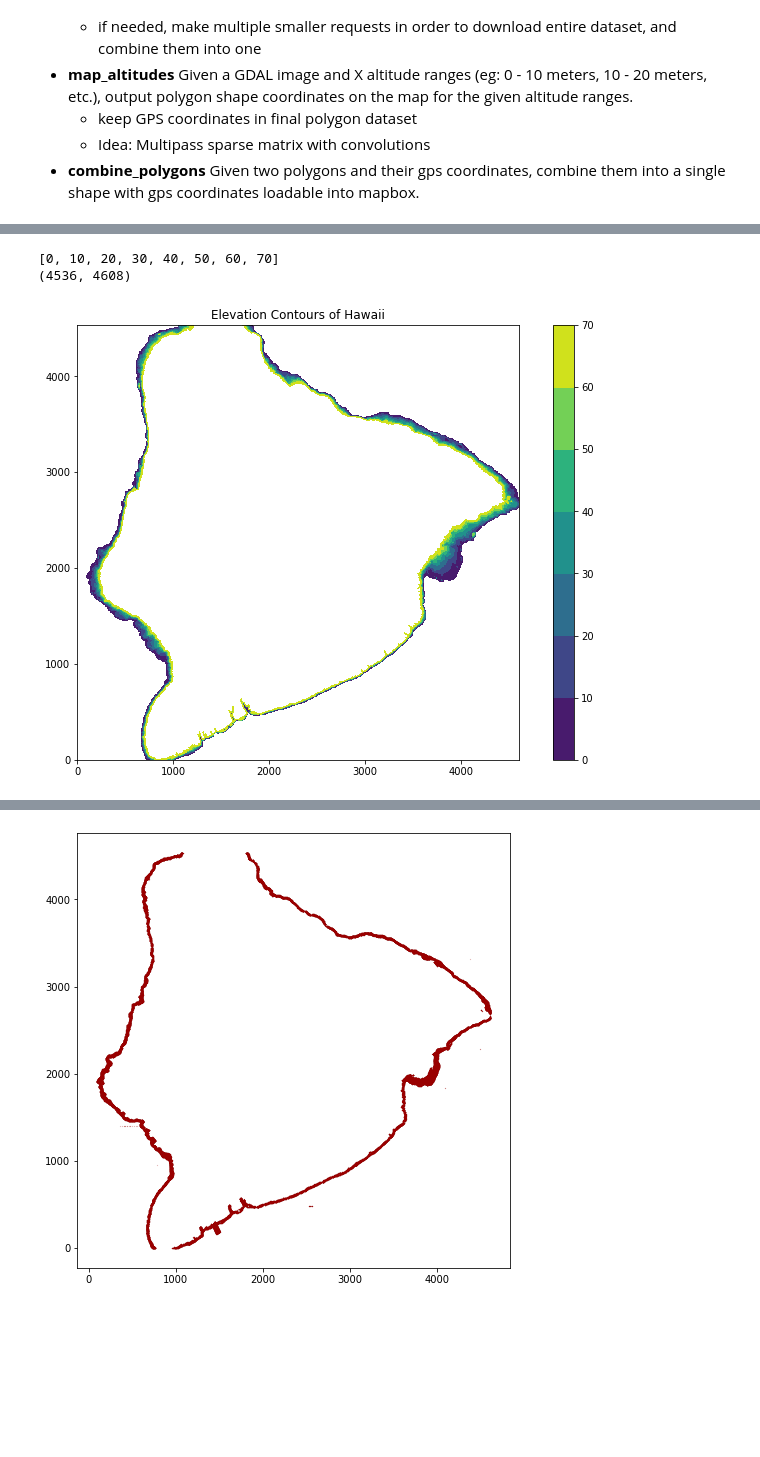
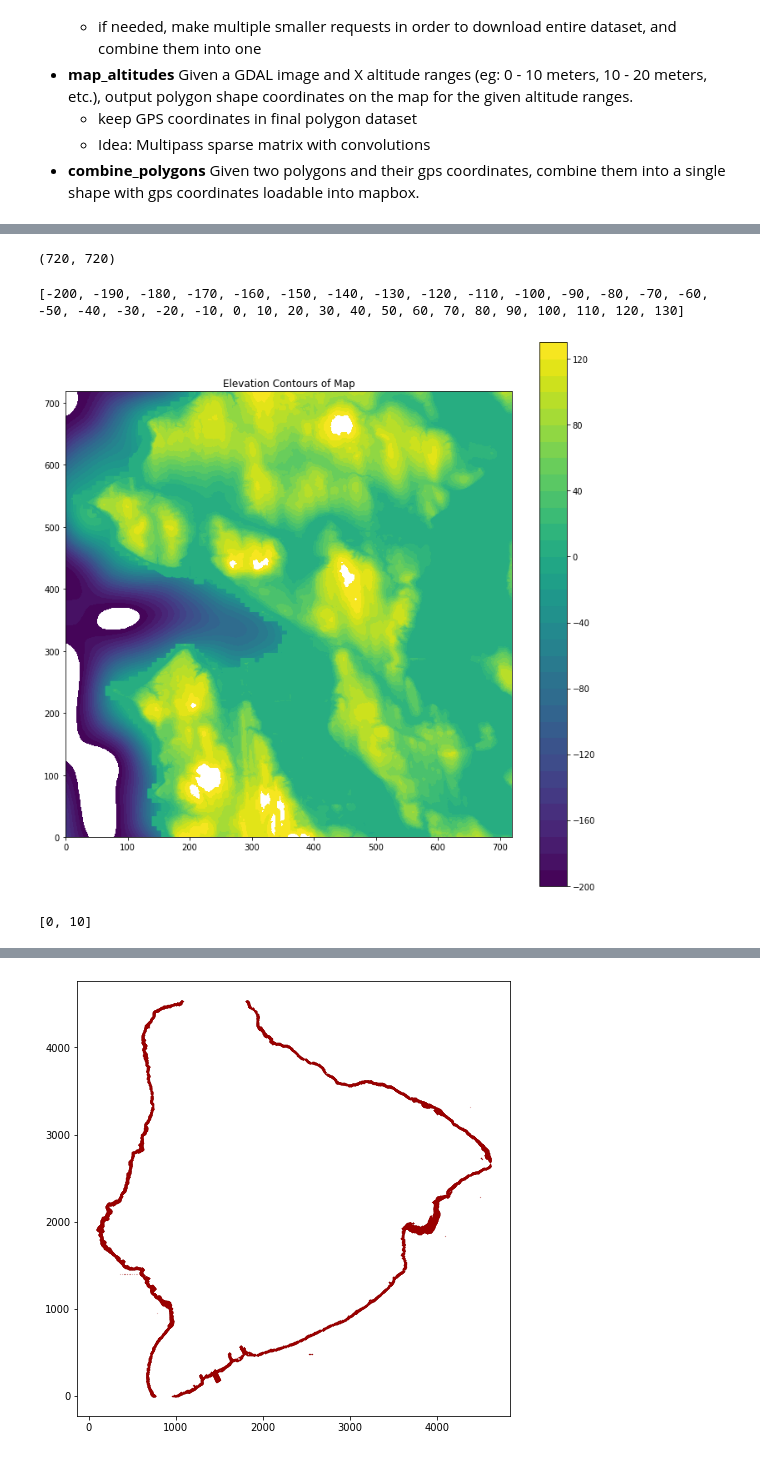
Before and after one commit to blakedallen/geo-viz-group, a Jupyter notebook: Data Engineering.ipynb, the cells around one changed output, grey strips where cells are left out. Drawn from its saved outputs; the diff is of its cells as text; code cells hidden in the pictures; blank space fills up the shorter version.

Commit message:
analyzing seattle locations, initial build of sparse matrix

```diff
--- a/Data Engineering.ipynb
+++ b/Data Engineering.ipynb
@@ -59,11 +65,6 @@ RuntimeError: Too many tiles: 12. Please consult the providers' websites for how
 # %%
-#TODO, create custom rects for each of these
-#elevations
-#export these as datasets (geocoordinates)
-levels = list(range(0, 80, 10))
-
 #from coordinates (bottom-left --> top-right) -156.09 19.00 -154.81 20.26
-filename = "data/Hawaii.tif"
+filename = "data/seattle_gt_003.tif"
 gdal_data = gdal.Open(filename)
 gdal_band = gdal_data.GetRasterBand(1)
 nodataval = gdal_band.GetNoDataValue()
@@ -77,6 +78,11 @@ if np.any(data_array == nodataval):
 
 print(data_array.shape)
 
+#i,j
+#longtitude -156.70 --> -156.00
+#latitude   20.83 --> 21.00
+data_array = np.flip(data_array, axis=0)
+
 #save to csv
 #np.savetxt("data/locations/hawaii_big_island.csv", data_array, delimiter=",")
 
@@ -89,20 +95,28 @@ for x in range(0,data_array.shape[0],100):
         sliced_x.append(data_array[x][y])
     sliced.append(sliced_x)
 # %% [output]
-[0, 10, 20, 30, 40, 50, 60, 70]
-(4536, 4608)
+(720, 720)
+# %%
+lower = -200
+upper = 140
+step = 10
+levels = list(range(lower, upper, step))
+print(levels)
+# %% [output]
+[-200, -190, -180, -170, -160, -150, -140, -130, -120, -110, -100, -90, -80, -70, -60, -50, -40, -30, -20, -10, 0, 10, 20, 30, 40, 50, 60, 70, 80, 90, 100, 110, 120, 130]
 # %%
 #Plot our data with Matplotlib's 'contourf'
-fig = plt.figure(figsize = (12, 8))
+%matplotlib inline
+fig = plt.figure(figsize = (12, 12))
 ax = fig.add_subplot(111)
 plt.contourf(data_array, cmap = "viridis",
             levels = levels)
-plt.title("Elevation Contours of Hawaii")
+plt.title("Elevation Contours of Map")
 cbar = plt.colorbar()
 plt.gca().set_aspect('equal', adjustable='box')
 plt.show()
 # %% [output]
-[figure, old version]
+[figure, new version]
 # %%
 def translate(value, leftMin, leftMax, rightMin, rightMax):
     # Figure out how 'wide' each range is
@@ -195,0 +155,22 @@ if len(buffer_x) > 0:
+# %%
+#create a dataset for each level
+#from coordinates (bottom-left --> top-right) -156.09 19.00 -154.81 20.26
+
+#TODO, create custom rects for each of these
+#elevations
+#export these as datasets (geocoordinates)
+
+matrices = {} #mapping of level range "0-10" --> <sparse matrix>
+
+for level in levels:
+    ll = level
+    ul = level + step
+    sparse_matrix = []
+    for row in data_array:
+        sparse_row = toSparse(row, cutoff=(ll, ul))
+        sparse_matrix.insert(0, sparse_row)
+    sm = np.asarray(sparse_matrix)
+    key = str(ll)+"-"+str(ul)
+    matrices[key] = sm
+# %% [output]
+[0, 10]
```
Also changed, not shown: parts of 9 cells of this notebook, 8 other files.
